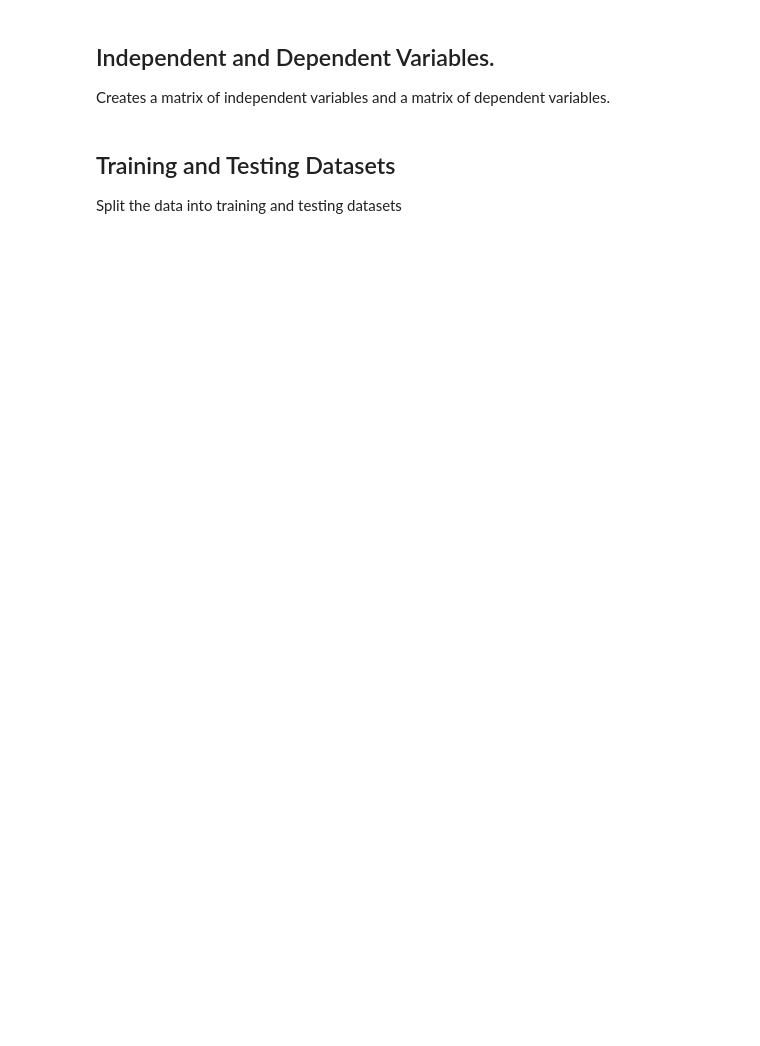
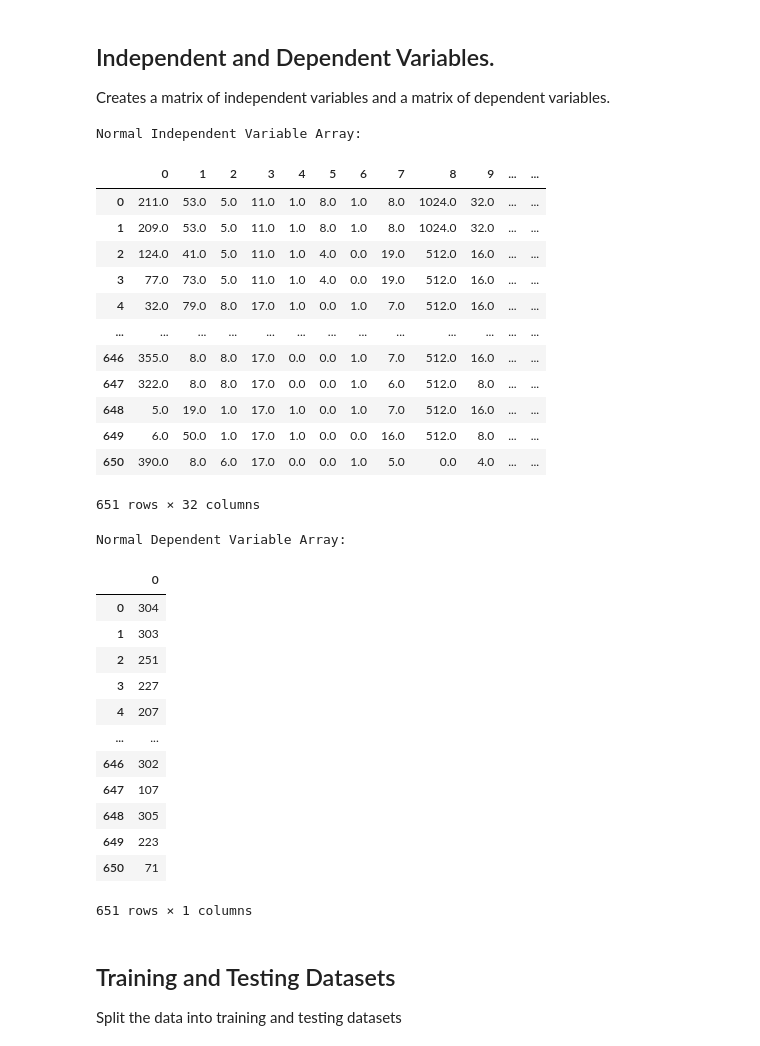
Before and after one commit to RenzVillegas24/JupyterML, a Jupyter notebook: 24.01.10_Activity_1/Group 11_Optimized.ipynb, the cells around one changed output. Drawn from its saved outputs; the diff is of its cells as text; code cells hidden in the pictures; blank space fills up the shorter version.

```diff
--- a/24.01.10_Activity_1/Group 11_Optimized.ipynb
+++ b/24.01.10_Activity_1/Group 11_Optimized.ipynb
@@ -102,0 +102,15 @@ Statistical description of the data
+# %%
+# use label encoder to convert the categorical data to numerical data
+from sklearn.preprocessing import LabelEncoder
+labelencoder = LabelEncoder()
+
+# get the categorical columns
+categorical_columns = df_norm.select_dtypes(include=['object']).columns
+print("Categorical columns are: ")
+display(categorical_columns)
+
+# apply label encoder to the categorical columns
+df_norm[categorical_columns] = df_norm[categorical_columns].apply(lambda col: labelencoder.fit_transform(col.astype(str)))
+
+print("Peeking into the data")
+display(df_norm.head(10))
@@ -106,16 +140,48 @@ Creates a matrix of independent variables and a matrix of dependent variables.
 # %%
 
 # create a matrix of dependent variables
 X_norm = df_norm.drop(['Price'], axis=1).values
 
 print("Normal Independent Variable Array:")
 display(pd.DataFrame(X_norm))
 
 # create a matrix of independent variables
-y_norm = df_norm['Price'].values
+Y_norm = df_norm['Price'].values
+
+# convert Y_norm using label encoder
+Y_norm = labelencoder.fit_transform(Y_norm)
 
 print("Normal Dependent Variable Array:")
-display(pd.DataFrame(y_norm))
+display(pd.DataFrame(Y_norm))
+# %% [output]
+Normal Independent Variable Array:
+|  | 0 | 1 | 2 | 3 | 4 | 5 | 6 | 7 | 8 | 9 | ... | ... |
+| 0 | 211.0 | 53.0 | 5.0 | 11.0 | 1.0 | 8.0 | 1.0 | 8.0 | 1024.0 | 32.0 | ... | ... |
+| 1 | 209.0 | 53.0 | 5.0 | 11.0 | 1.0 | 8.0 | 1.0 | 8.0 | 1024.0 | 32.0 | ... | ... |
+| 2 | 124.0 | 41.0 | 5.0 | 11.0 | 1.0 | 4.0 | 0.0 | 19.0 | 512.0 | 16.0 | ... | ... |
+| 3 | 77.0 | 73.0 | 5.0 | 11.0 | 1.0 | 4.0 | 0.0 | 19.0 | 512.0 | 16.0 | ... | ... |
+| 4 | 32.0 | 79.0 | 8.0 | 17.0 | 1.0 | 0.0 | 1.0 | 7.0 | 512.0 | 16.0 | ... | ... |
+| ... | ... | ... | ... | ... | ... | ... | ... | ... | ... | ... | ... | ... |
+| 646 | 355.0 | 8.0 | 8.0 | 17.0 | 0.0 | 0.0 | 1.0 | 7.0 | 512.0 | 16.0 | ... | ... |
+| 647 | 322.0 | 8.0 | 8.0 | 17.0 | 0.0 | 0.0 | 1.0 | 6.0 | 512.0 | 8.0 | ... | ... |
+| 648 | 5.0 | 19.0 | 1.0 | 17.0 | 1.0 | 0.0 | 1.0 | 7.0 | 512.0 | 16.0 | ... | ... |
+| 649 | 6.0 | 50.0 | 1.0 | 17.0 | 1.0 | 0.0 | 0.0 | 16.0 | 512.0 | 8.0 | ... | ... |
+| 650 | 390.0 | 8.0 | 6.0 | 17.0 | 0.0 | 0.0 | 1.0 | 5.0 | 0.0 | 4.0 | ... | ... |
+651 rows × 32 columns
+Normal Dependent Variable Array:
+|  | 0 |
+| 0 | 304 |
+| 1 | 303 |
+| 2 | 251 |
+| 3 | 227 |
+| 4 | 207 |
+| ... | ... |
+| 646 | 302 |
+| 647 | 107 |
+| 648 | 305 |
+| 649 | 223 |
+| 650 | 71 |
+651 rows × 1 columns
 # %% [markdown]
 <h2>Training and Testing Datasets</h2>
 Split the data into training and testing datasets
```
Also changed, not shown: parts of 4 cells of this notebook, 6 other files.
